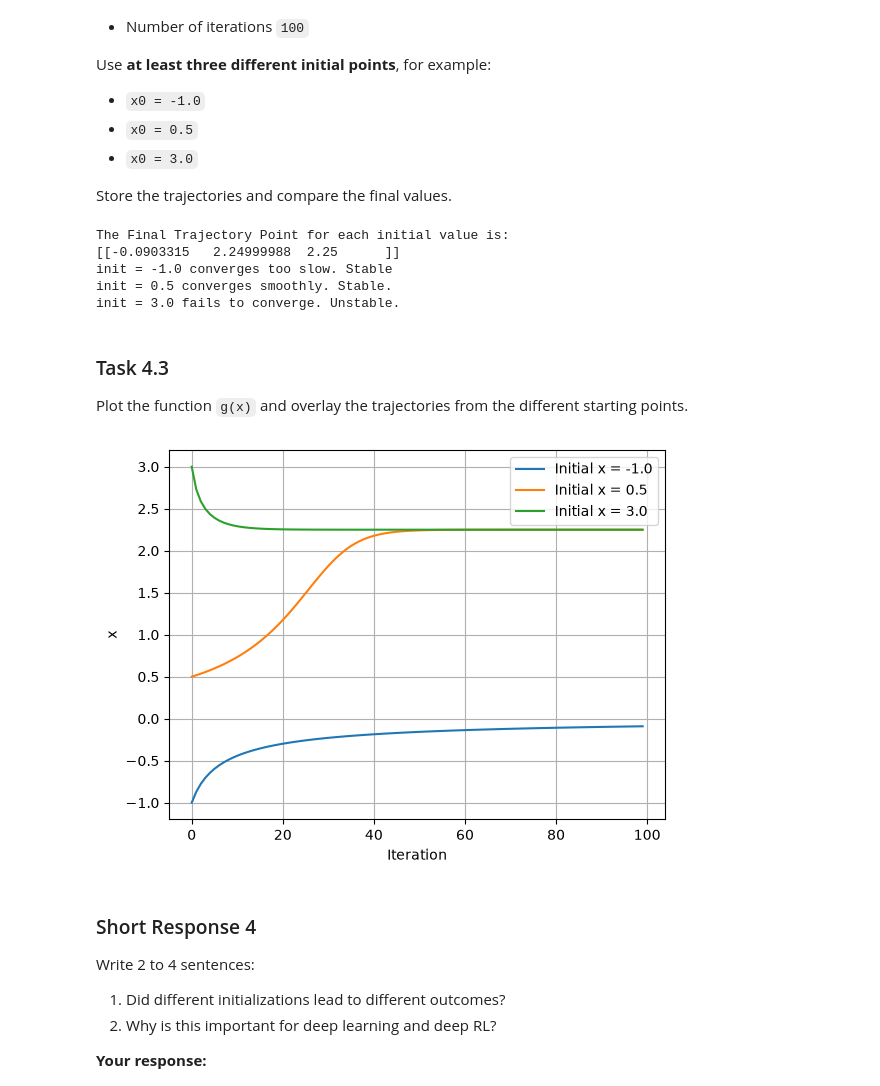
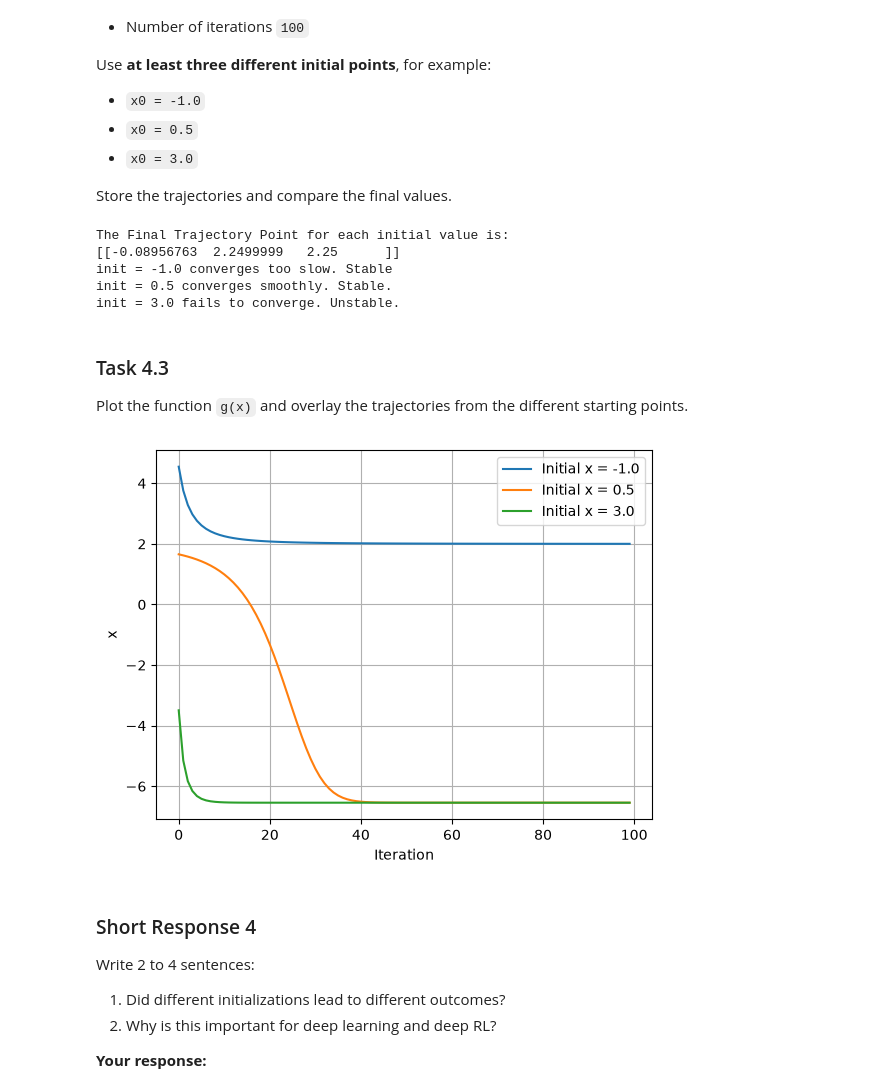
Before and after one commit to wyattowelch/AE696, a Jupyter notebook: Labs/Lab 1/AE696_Lab1_Notebook.ipynb, the cells around one changed output. Saved outputs shown, nothing was run; the diff lists cells and outputs as text; code cells hidden in the pictures.

```diff
--- a/Labs/Lab 1/AE696_Lab1_Notebook.ipynb
+++ b/Labs/Lab 1/AE696_Lab1_Notebook.ipynb
@@ -399,11 +399,10 @@ def gradientDescent1D(iters, initX, alpha):
     trajectory = []
 
     for _ in range(iters):
-        trajectory.append(currentX)
-
         final_grad = grad_g(currentX)
 
         currentX = currentX - alpha * final_grad
+        trajectory.append(currentX)
         # print(i, currentX)
 
     return np.array(trajectory), final_grad
@@ -425,7 +424,7 @@ print(f"init = {initial_points[0]} converges too slow. Stable \n"
       f"init = {initial_points[2]} fails to converge. Unstable.")
 # %% [output]
 The Final Trajectory Point for each initial value is:
-[[-0.0903315   2.24999988  2.25      ]]
+[[-0.08956763  2.2499999   2.25      ]]
 init = -1.0 converges too slow. Stable
 init = 0.5 converges smoothly. Stable.
 init = 3.0 fails to converge. Unstable.
@@ -435,21 +434,23 @@ Plot the function `g(x)` and overlay the trajectories from the different startin
 # %%
 # TODO: Plot g(x) and overlay trajectories from different initializations
 
 # Your code here
 for i in range(len(trajectories)):
+    g_values = g(trajectories[i])
+
     plt.plot(
-        range(len(trajectories[i])),
-        trajectories[i],
+        range(len(g_values)),
+        g_values,
         label=f"Initial x = {initial_points[i]}"
     )
 
 plt.xlabel("Iteration")
 plt.ylabel("x")
 plt.legend()
 plt.grid()
 plt.show()
 # %% [output]
-[figure, old version]
+[figure, new version]
 # %% [markdown]
 ### Short Response 4
 Write 2 to 4 sentences:
```
